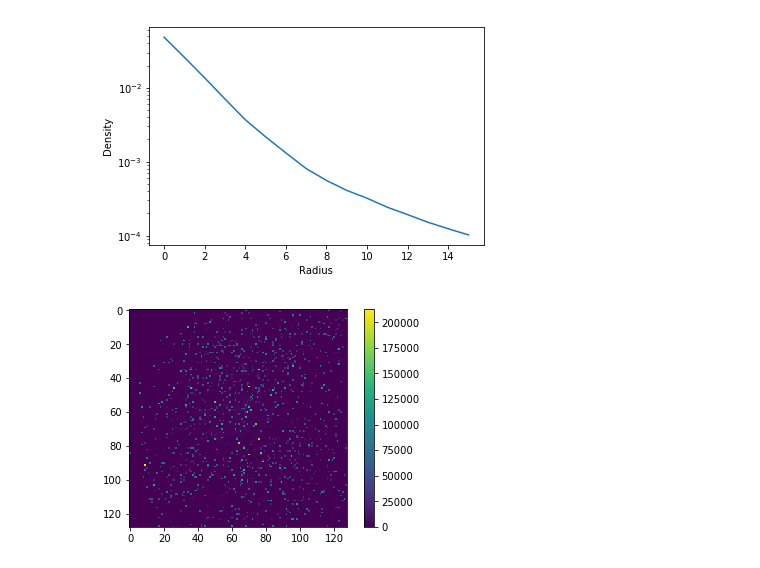
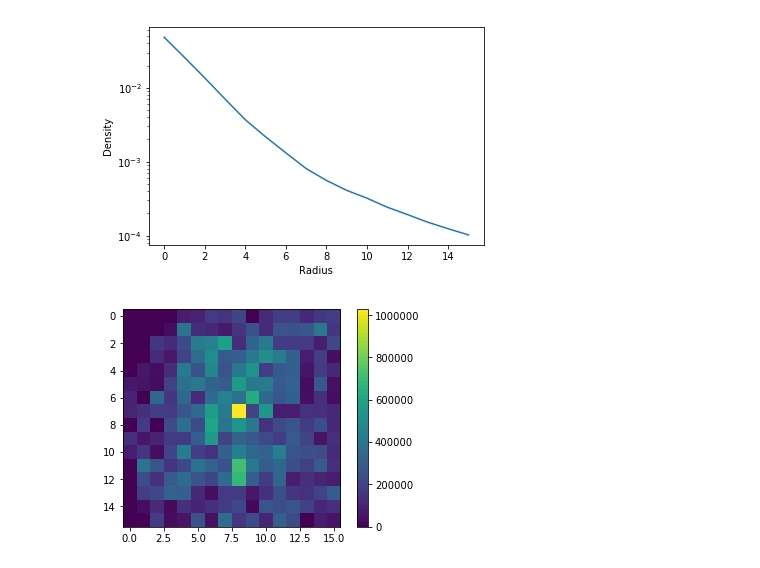
Before and after one commit to JonMer1198/2017-05-30-AMNH-CCA, a Jupyter notebook: exampleNotebooks/dataIntro.ipynb, the cells around one changed output. Saved outputs shown, nothing was run; the diff lists cells and outputs as text; code cells hidden in the pictures.

Commit message:
Midnight things on the dataIntro.ipynb

```diff
--- a/exampleNotebooks/dataIntro.ipynb
+++ b/exampleNotebooks/dataIntro.ipynb
@@ -21,7 +21,12 @@ fields=[
     [4,'Potential'],
     [4,'SubfindHsml'],
     [0,'Coordinates'],
-    [0,'InternalEnergy']
+    [0,'InternalEnergy'],
+    [0,'Density'],
+    [4,'GFM_Metallicity'],
+    [4,'SubfindVelDisp'],
+    [4,'GFM_InitialMass'],
+    [0,'NeutralHydrogenAbundance']
 ]
 # Here we actually pull the data from online
 data=getGalaxy(15,fields)
@@ -36,6 +41,12 @@ PStar=data[5][:]
 HSStar=data[6][:]
 rGas=data[7][:,:]
 IGas=data[8][:]
+DGas=data[9][:]
+
+#GFMStar[-4][:]
+#SVStar[-3][:]
+#IMStar[-2][:]
+#NHAGas[-1][:]
 # %%
 # A few useful functions to build from
 
@@ -101,10 +112,10 @@ plt.show(densPlot)
 # %%
 # Making a simple image of the galaxy
 
-pixels=findPixels(rGas,IGas,128,16)
+pixels=findPixels(rGas,IGas,16,16)
 galaxyPlot=plt.gca()
 image=galaxyPlot.imshow(pixels, interpolation= 'None')
 plt.colorbar(image)
 plt.show(galaxyPlot)
 # %% [output]
-[figure, old version]
+[figure, new version]
```
Also changed, not shown: parts of 23 cells of this notebook, 2 other files.
